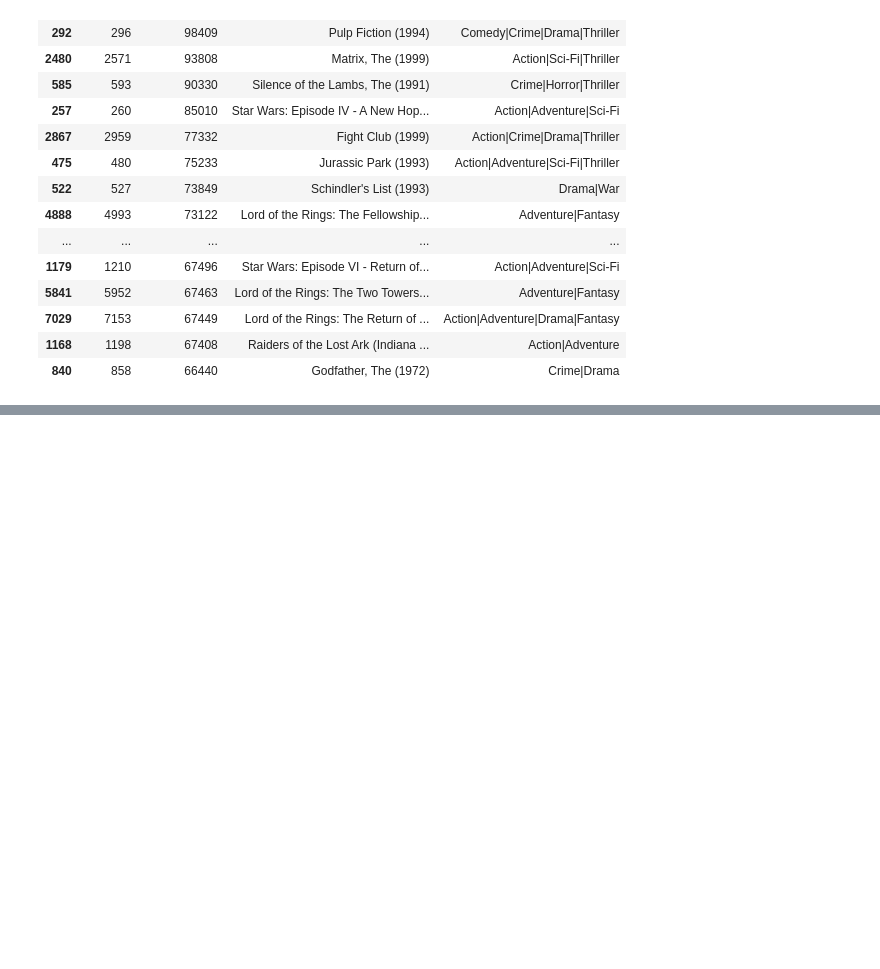
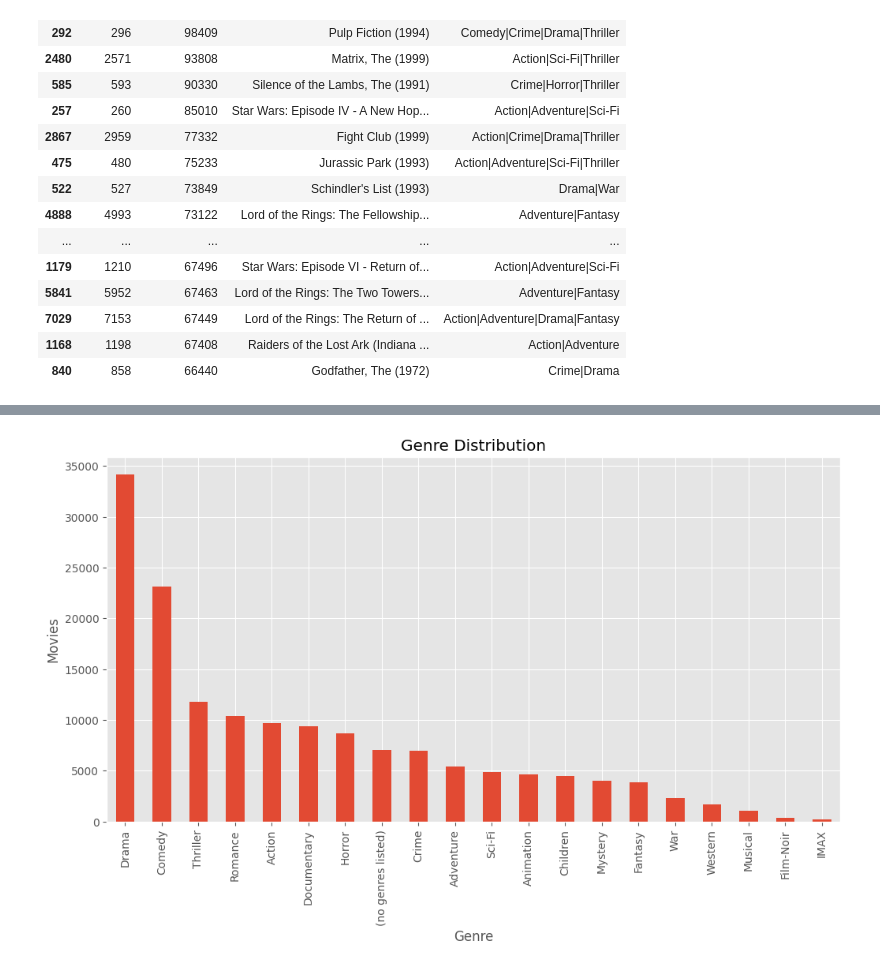
Before and after one commit to replyeshab/CineAI-AI-Based-Hybrid-Recommendation-System, a Jupyter notebook: movie_recommendation_system.ipynb, the cells around one changed output, grey strips where cells are left out. Cells and saved outputs as stored; diff of their text form; code cells hidden in the pictures; blank space fills up the shorter version.

```diff
--- a/movie_recommendation_system.ipynb
+++ b/movie_recommendation_system.ipynb
@@ -258,0 +338,14 @@ top_movies.sort_values(
+# %%
+genre_counts = {}
+
+for genres in movies["genres"]:
+    for genre in genres.split("|"):
+        genre_counts[genre] = genre_counts.get(genre, 0) + 1
+
+genre_counts = pd.Series(
+    genre_counts
+).sort_values(
+    ascending=False
+)
+
+genre_counts
@@ -258,0 +371,14 @@ top_movies.sort_values(
+# %%
+plt.figure(figsize=(12,6))
+
+genre_counts.plot(kind="bar")
+
+plt.title("Genre Distribution")
+
+plt.xlabel("Genre")
+
+plt.ylabel("Movies")
+
+plt.show()
+# %% [output]
+[figure, added]
```
Also changed, not shown: parts of 12 cells of this notebook.
